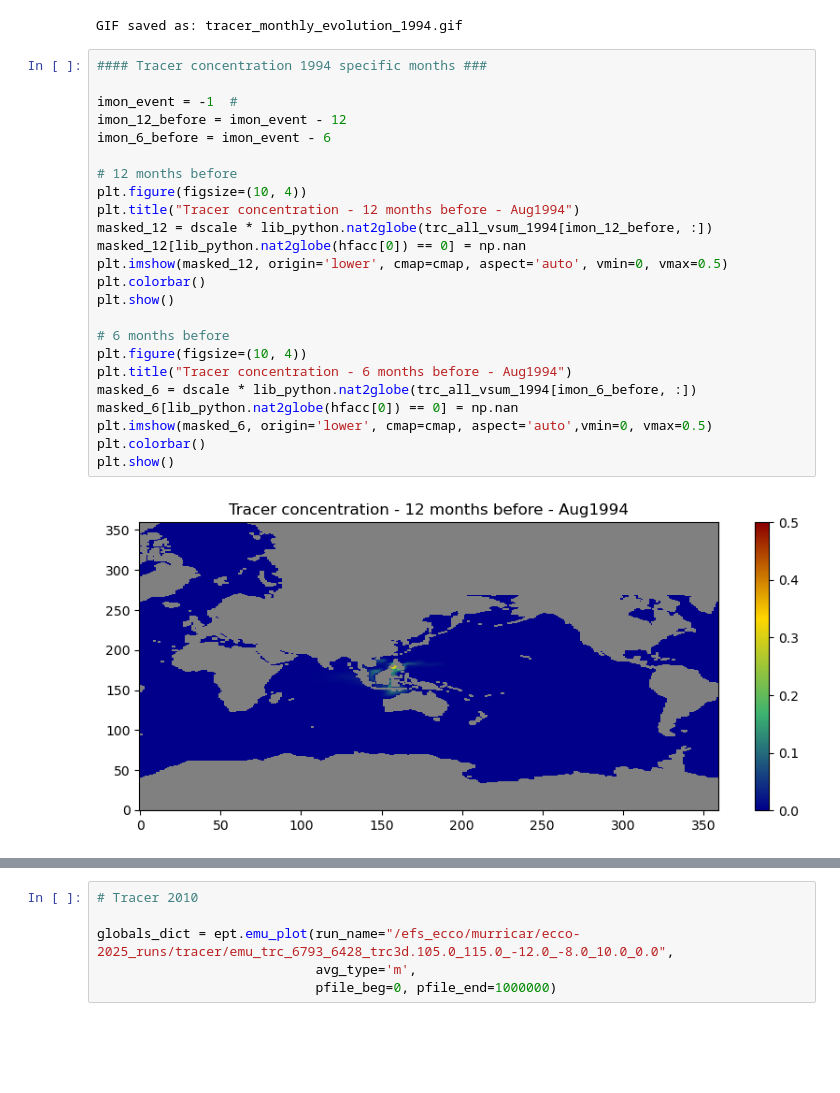
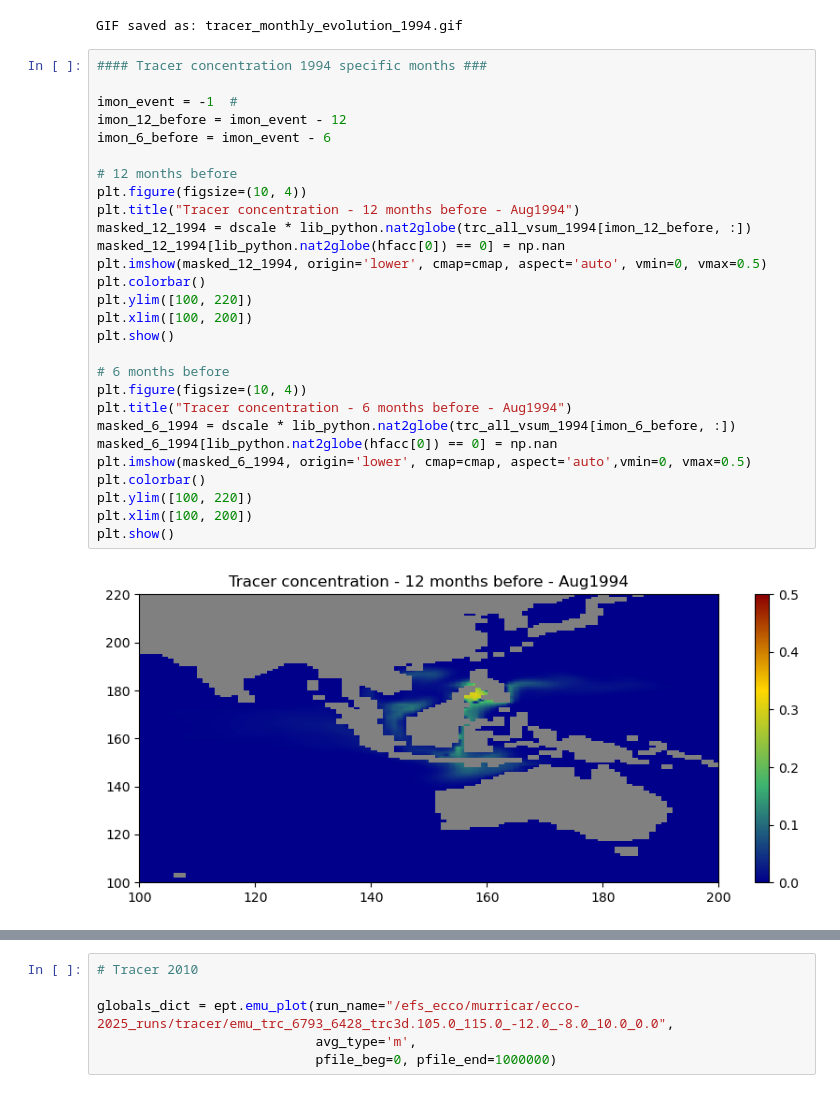
Before and after one commit to ECCO-Summer-School/ESS25-Team_ECCO-UP, a Jupyter notebook: contributors/mili/tracer_1994_2010.ipynb, the cells around one changed output, grey strips where cells are left out. Cells and saved outputs as stored; diff of their text form; blank space fills up the shorter version.

```diff
--- a/contributors/mili/tracer_1994_2010.ipynb
+++ b/contributors/mili/tracer_1994_2010.ipynb
@@ -172,26 +176,30 @@ GIF saved as: tracer_monthly_evolution_1994.gif
 # %%
 #### Tracer concentration 1994 specific months ###
 
 imon_event = -1  #
 imon_12_before = imon_event - 12
 imon_6_before = imon_event - 6
 
 # 12 months before
 plt.figure(figsize=(10, 4))
 plt.title("Tracer concentration - 12 months before - Aug1994")
-masked_12 = dscale * lib_python.nat2globe(trc_all_vsum_1994[imon_12_before, :])
-masked_12[lib_python.nat2globe(hfacc[0]) == 0] = np.nan
-plt.imshow(masked_12, origin='lower', cmap=cmap, aspect='auto', vmin=0, vmax=0.5)
+masked_12_1994 = dscale * lib_python.nat2globe(trc_all_vsum_1994[imon_12_before, :])
+masked_12_1994[lib_python.nat2globe(hfacc[0]) == 0] = np.nan
+plt.imshow(masked_12_1994, origin='lower', cmap=cmap, aspect='auto', vmin=0, vmax=0.5)
 plt.colorbar()
+plt.ylim([100, 220])
+plt.xlim([100, 200])
 plt.show()
 
 # 6 months before
 plt.figure(figsize=(10, 4))
 plt.title("Tracer concentration - 6 months before - Aug1994")
-masked_6 = dscale * lib_python.nat2globe(trc_all_vsum_1994[imon_6_before, :])
-masked_6[lib_python.nat2globe(hfacc[0]) == 0] = np.nan
-plt.imshow(masked_6, origin='lower', cmap=cmap, aspect='auto',vmin=0, vmax=0.5)
+masked_6_1994 = dscale * lib_python.nat2globe(trc_all_vsum_1994[imon_6_before, :])
+masked_6_1994[lib_python.nat2globe(hfacc[0]) == 0] = np.nan
+plt.imshow(masked_6_1994, origin='lower', cmap=cmap, aspect='auto',vmin=0, vmax=0.5)
 plt.colorbar()
+plt.ylim([100, 220])
+plt.xlim([100, 200])
 plt.show()
 # %% [output]
-[figure, old version]
+[figure, new version]
```
Also changed, not shown: parts of 6 cells of this notebook.
